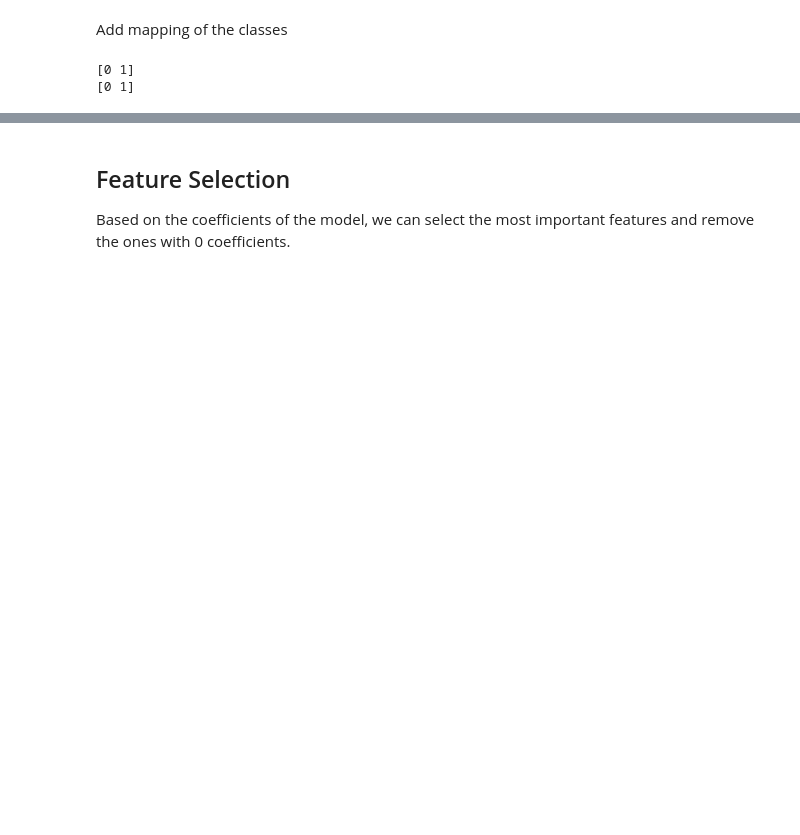
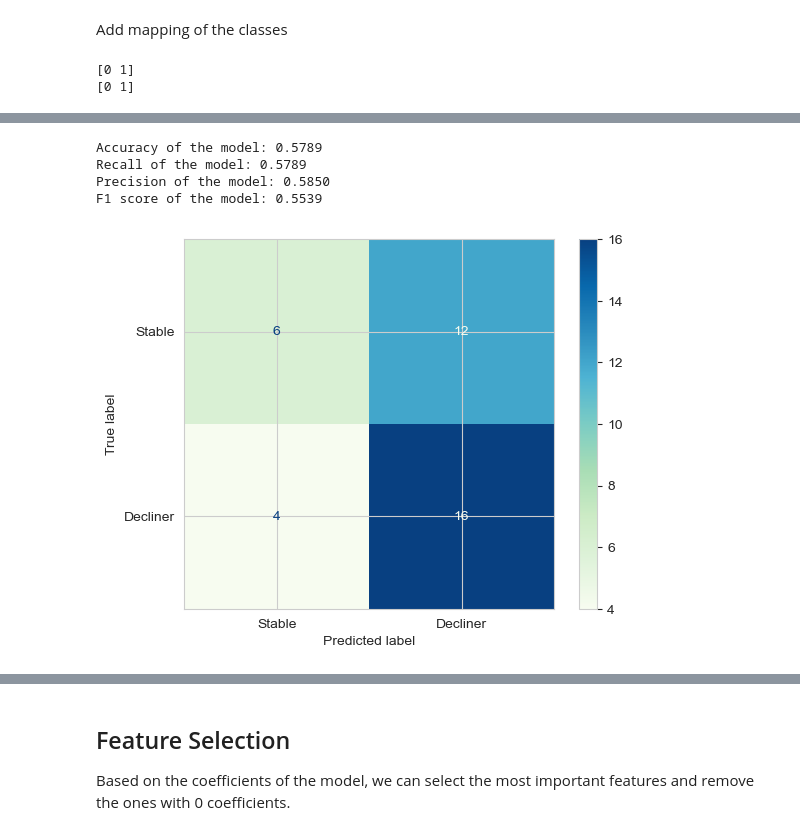
Before and after one commit to mmmmaja/ThesisFinal, a Jupyter notebook: binary/logistic_regression.ipynb, the cells around one changed output, grey strips where cells are left out. Drawn from its saved outputs; the diff is of its cells as text; code cells hidden in the pictures; blank space fills up the shorter version.

```diff
--- a/binary/logistic_regression.ipynb
+++ b/binary/logistic_regression.ipynb
@@ -139,0 +151,17 @@ X_test = standardize(X_test)
+# %%
+# Fit the model
+model = LogisticRegression(
+    max_iter=1000,
+    multi_class='ovr', # Binary classification
+    class_weight='balanced',
+    penalty='none', # No regularization
+).fit(X_train, Y_train)
+# %%
+# Evaluate the model
+evaluate_model(y_test, model.predict(X_test))
+# %% [output]
+Accuracy of the model: 0.5789
+Recall of the model: 0.5789
+Precision of the model: 0.5850
+F1 score of the model: 0.5539
+[figure, added]
```
Also changed, not shown: parts of 28 cells of this notebook, 7 other files.
